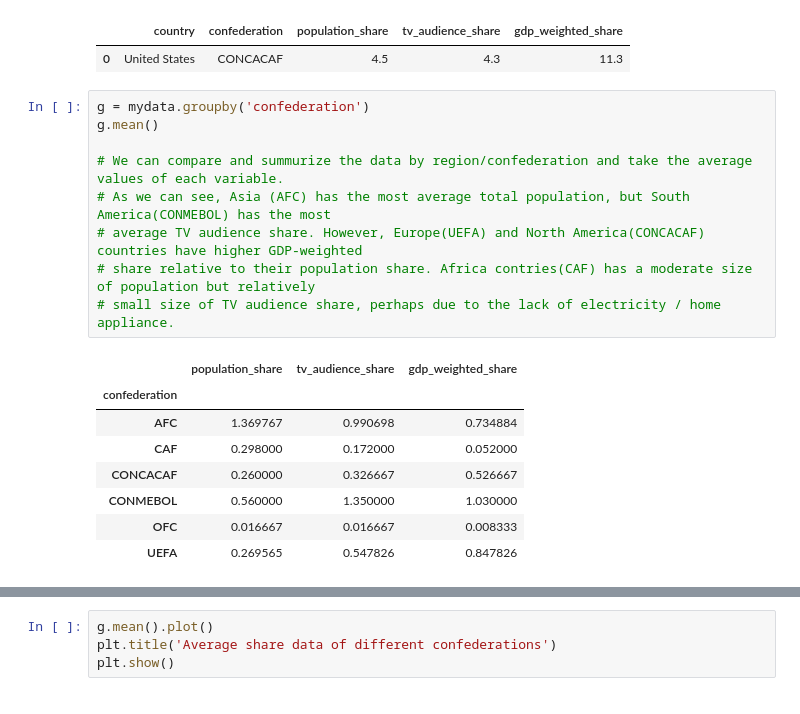
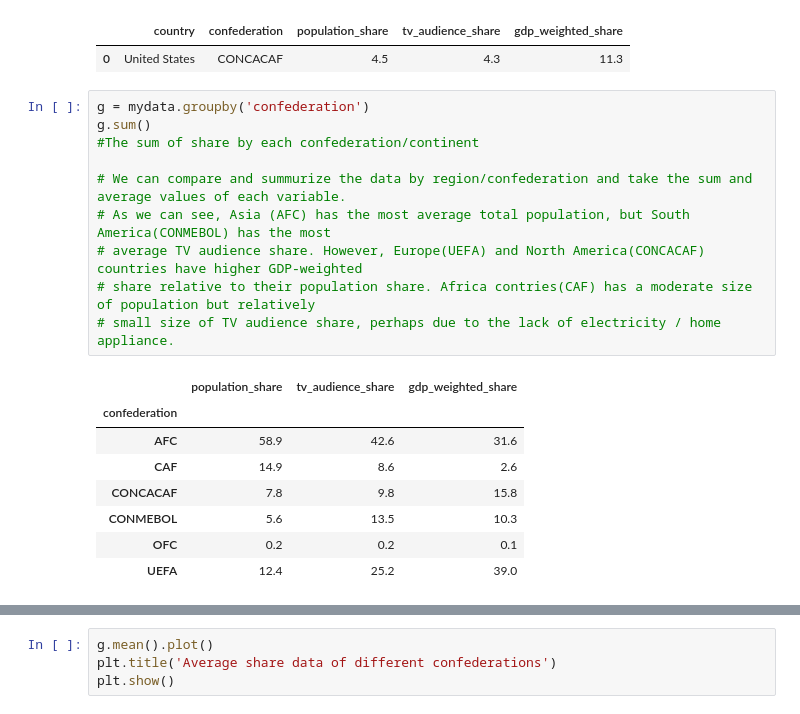
Before and after one commit to Coolifan/machine-learning-course, a Jupyter notebook: Assignment 1.ipynb, the cells around one changed output, grey strips where cells are left out. Drawn from its saved outputs; the diff is of its cells as text.

```diff
--- a/Assignment 1.ipynb
+++ b/Assignment 1.ipynb
@@ -599,19 +600,20 @@ mydata[mydata.gdp_weighted_share==mydata['gdp_weighted_share'].max()]
 | 0 | United States | CONCACAF | 4.5 | 4.3 | 11.3 |
 # %%
 g = mydata.groupby('confederation')
-g.mean()
+g.sum()
+#The sum of share by each confederation/continent
 
-# We can compare and summurize the data by region/confederation and take the average values of each variable.
+# We can compare and summurize the data by region/confederation and take the sum and average values of each variable.
 # As we can see, Asia (AFC) has the most average total population, but South America(CONMEBOL) has the most
 # average TV audience share. However, Europe(UEFA) and North America(CONCACAF) countries have higher GDP-weighted
 # share relative to their population share. Africa contries(CAF) has a moderate size of population but relatively
 # small size of TV audience share, perhaps due to the lack of electricity / home appliance.
 # %% [output]
 |  | population_share | tv_audience_share | gdp_weighted_share |
 | confederation |  |  |  |
-| AFC | 1.369767 | 0.990698 | 0.734884 |
-| CAF | 0.298000 | 0.172000 | 0.052000 |
-| CONCACAF | 0.260000 | 0.326667 | 0.526667 |
-| CONMEBOL | 0.560000 | 1.350000 | 1.030000 |
-| OFC | 0.016667 | 0.016667 | 0.008333 |
-| UEFA | 0.269565 | 0.547826 | 0.847826 |
+| AFC | 58.9 | 42.6 | 31.6 |
+| CAF | 14.9 | 8.6 | 2.6 |
+| CONCACAF | 7.8 | 9.8 | 15.8 |
+| CONMEBOL | 5.6 | 13.5 | 10.3 |
+| OFC | 0.2 | 0.2 | 0.1 |
+| UEFA | 12.4 | 25.2 | 39.0 |
```
Also changed, not shown: parts of 2 cells of this notebook.
